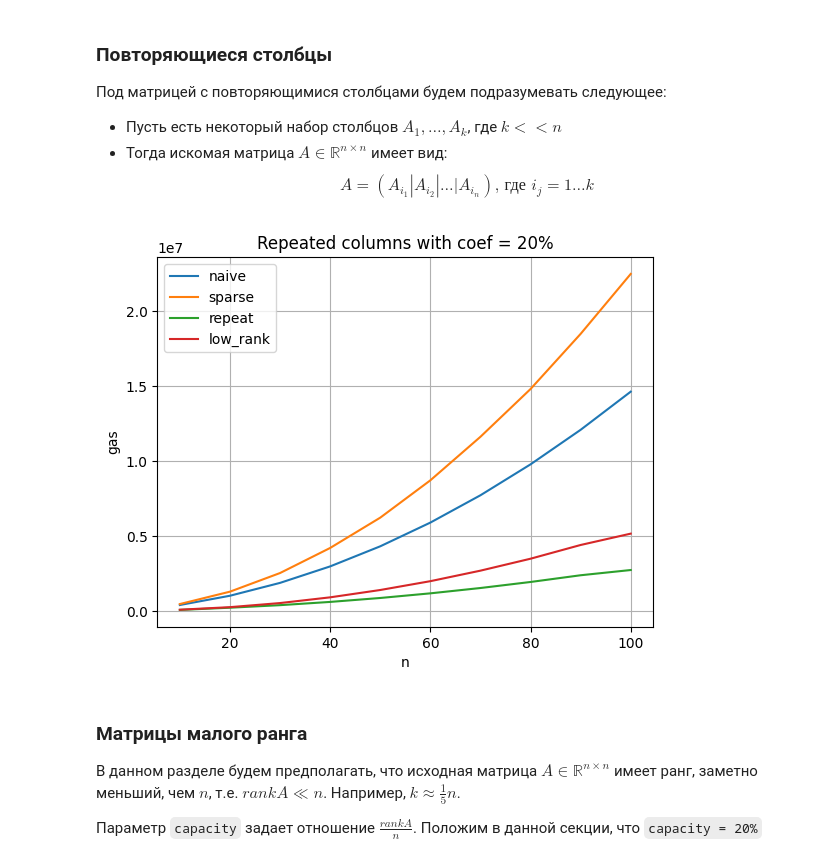
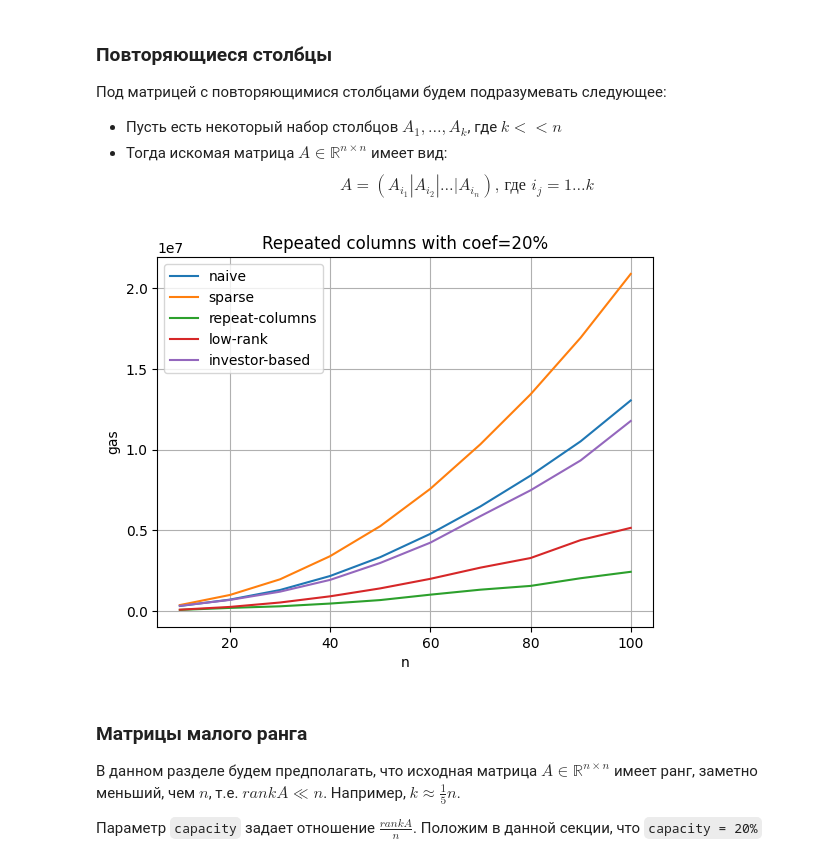
Before and after one commit to maximshuklin/Gas-Optimization, a Jupyter notebook: test_timings.ipynb, the cells around one changed output. Saved outputs shown, nothing was run; the diff lists cells and outputs as text; code cells hidden in the pictures.

```diff
--- a/test_timings.ipynb
+++ b/test_timings.ipynb
@@ -180,13 +166,10 @@ def get_gas_info_repeated(X, capacity = 20):
 # %%
 X_repeated = [10 * i for i in range(1, 11)]
-naive_rep, sparse_rep, repeated_cols_rep, low_rank_rep = get_gas_info_repeated(X_repeated, 20)
+plot_gas_info(
+    f"Repeated columns with coef=20%",
+    X_repeated,
+    lambda x : generator.generate_repeated_columns_by_capacity(x, x, 20),
+    lambda x : generator.generate_investors_crp(x, 2)
+)
+# %% [output]
+[figure, added]
-# %%
-plt.plot(X_repeated, np.c_[naive_rep, sparse_rep, repeated_cols_rep, low_rank_rep])
-plt.legend(["naive", "sparse", "repeat", "low_rank"])
-plt.xlabel("n")
-plt.ylabel("gas")
-plt.title("Repeated columns with coef = 20%")
-plt.grid(True)
-plt.show()
-# %% [output]
-[figure, removed]
```
Also changed, not shown: parts of 22 cells of this notebook, 12 other files.
